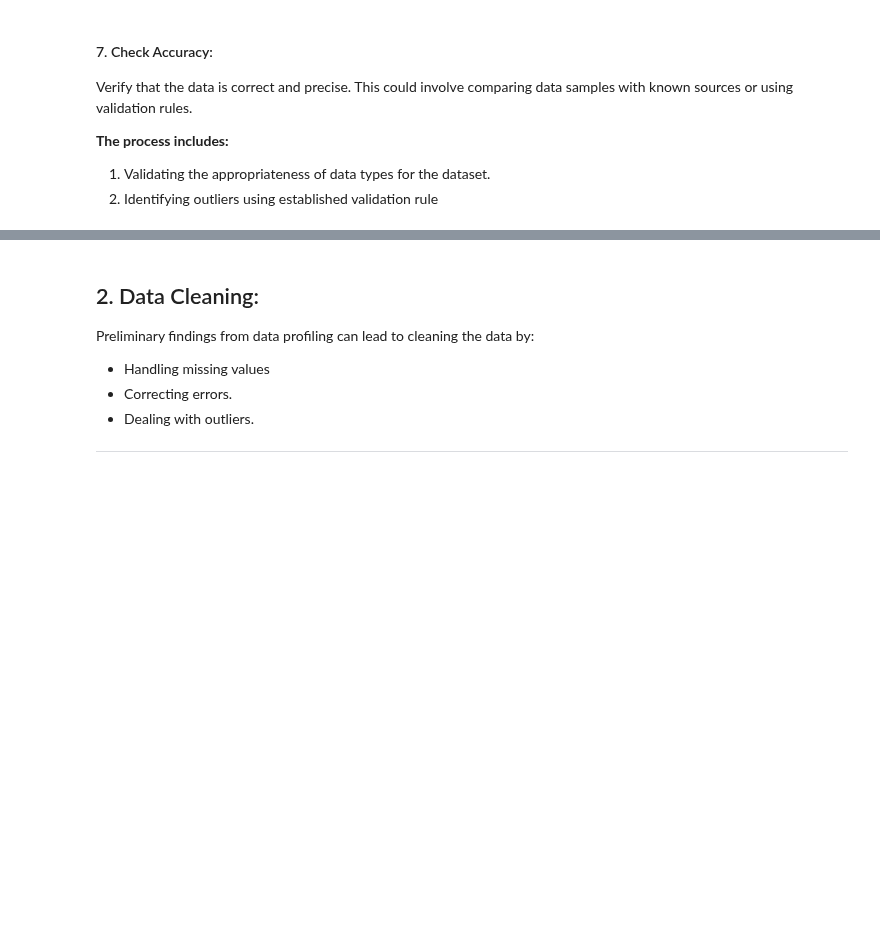
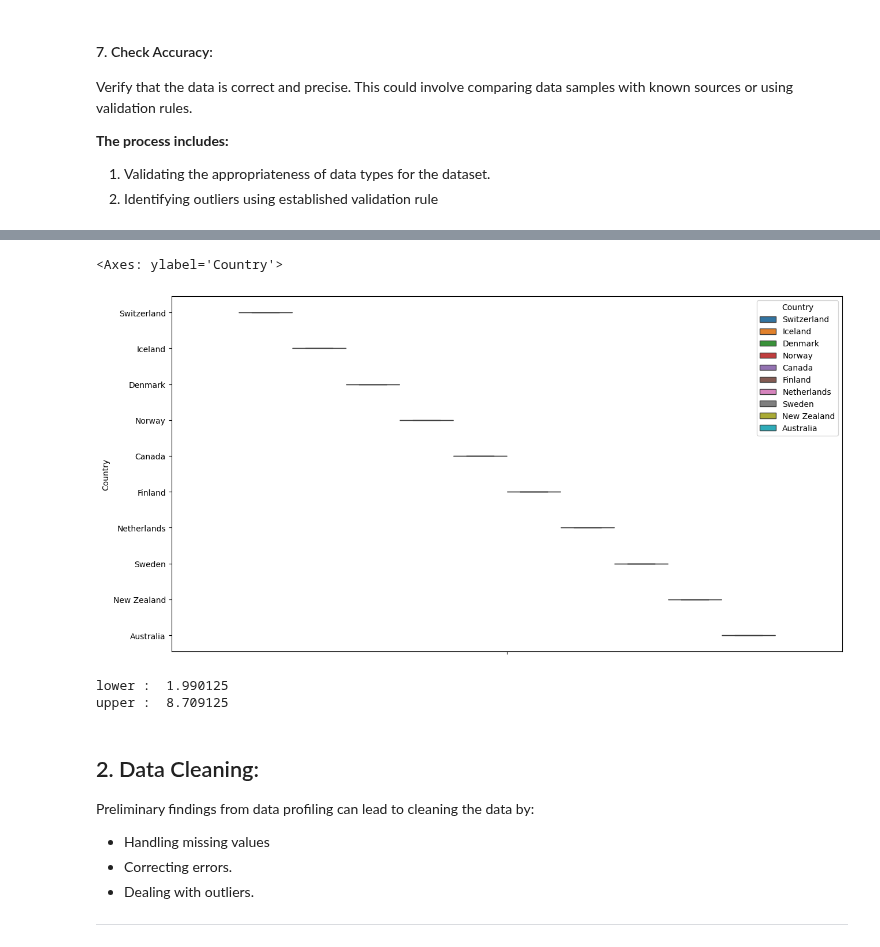
Before and after one commit to Tuwaiq-DS-ML-bootcamp-V-7/Usecase-2, a Jupyter notebook: EDA_explain_template_Abdullah .ipynb, the cells around one changed output, grey strips where cells are left out. Cells and saved outputs as stored; diff of their text form; code cells hidden in the pictures; blank space fills up the shorter version.

```diff
--- a/EDA_explain_template_Abdullah .ipynb
+++ b/EDA_explain_template_Abdullah .ipynb
@@ -96,0 +149,12 @@ Index(['Country', 'Region', 'Happiness Rank', 'Happiness Score',
+# %%
+#reorder dataframe for 2017
+new_or3 = ['Country', 'Happiness.Rank', 'Happiness.Score',
+
+       'Economy..GDP.per.Capita.', 'Family', 'Health..Life.Expectancy.',
+       'Freedom',  'Trust..Government.Corruption.', 'Generosity',
+       'Dystopia.Residual','Whisker.high',
+       'Whisker.low']
+World_Happiness_2017 = World_Happiness_2017[new_or3]
+#add a new column for Year
+World_Happiness_2017['Year'] = 2017
+World_Happiness_2017.columns
@@ -96,0 +167,14 @@ Index(['Country', 'Region', 'Happiness Rank', 'Happiness Score',
+# %%
+#reorder dataframe for 2018 & 2019
+new_or4 = ['Country or region', 'Overall rank', 'Score',
+
+       'GDP per capita', 'Social support', 'Healthy life expectancy',
+       'Freedom to make life choices',  'Perceptions of corruption', 'Generosity',
+       ]
+World_Happiness_2018 = World_Happiness_2018[new_or4]
+World_Happiness_2019 = World_Happiness_2019[new_or4]
+World_Happiness_2018.columns
+World_Happiness_2019.columns
+#add a new column for Year
+World_Happiness_2018['Year'] = 2018
+World_Happiness_2019['Year'] = 2019
@@ -298,0 +317,3 @@ Assess whether the data is appropriate and applicable for the intended analysis.
+# %%
+World_Happiness_v2.drop(['Dystopia Residual', 'Lower Confidence Interval','Standard Error', 'Upper Confidence Interval',
+       'Dystopia.Residual', 'Whisker.high', 'Whisker.low'],axis=1,inplace=True)
@@ -383,10 +437,34 @@ We use 3 common visualization methods:
 # go to lesson : data visualisation 1 - chart type section
 # then go to univariate graphical analysis
 # detect outliers using graphs varbaly
+# %%
+#no Outliers
+plt.figure(figsize=(15,8))
+t10=World_Happiness_v2.head(10)
+sns.boxplot(
+    t10,
+    y="Country",
+    hue="Country"
+)
+# %% [output]
+<Axes: ylabel='Country'>
+[figure, added]
 # %%
 # go to lesson: statistics 1 then statistics 3
 # then go to univariate Non graphical analysis
 # detect outliers using numerical statistics
+# %%
+Q1 = World_Happiness_v2['Happiness Score'].quantile(0.25)
+Q3 = World_Happiness_v2['Happiness Score'].quantile(0.75)
+IQR = Q3 - Q1
+lower = Q1 - 1.5 * IQR
+upper = Q3 + 1.5 * IQR
+World_Happiness_v2[(World_Happiness_v2['Happiness Score'] < lower) | (World_Happiness_v2['Happiness Score'] > upper)]
+print(f"lower : " ,lower)
+print(f"upper : " ,upper)
+# %% [output]
+lower :  1.990125
+upper :  8.709125
 # %%
 # go to delete ouliers
 # %% [markdown]
```
Also changed, not shown: parts of 63 cells of this notebook.
